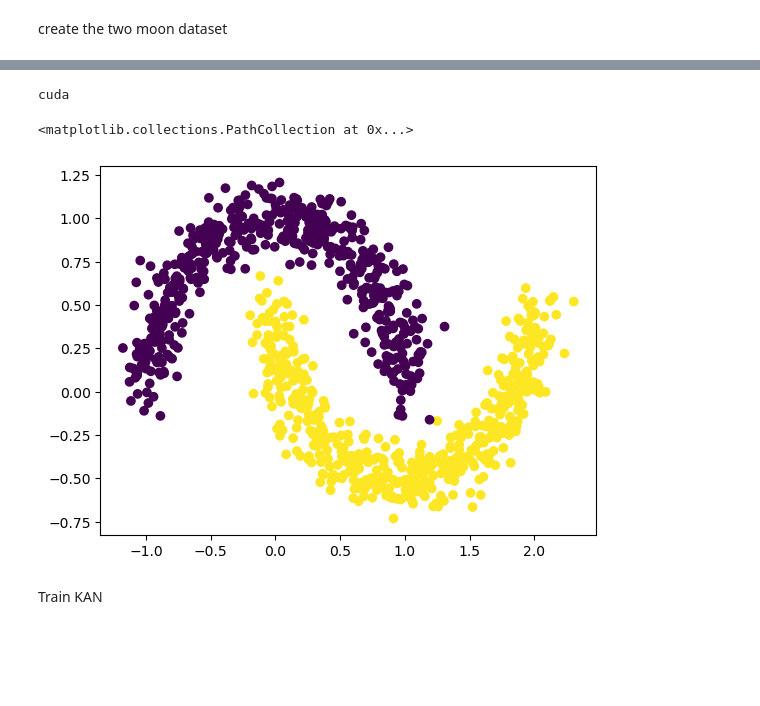
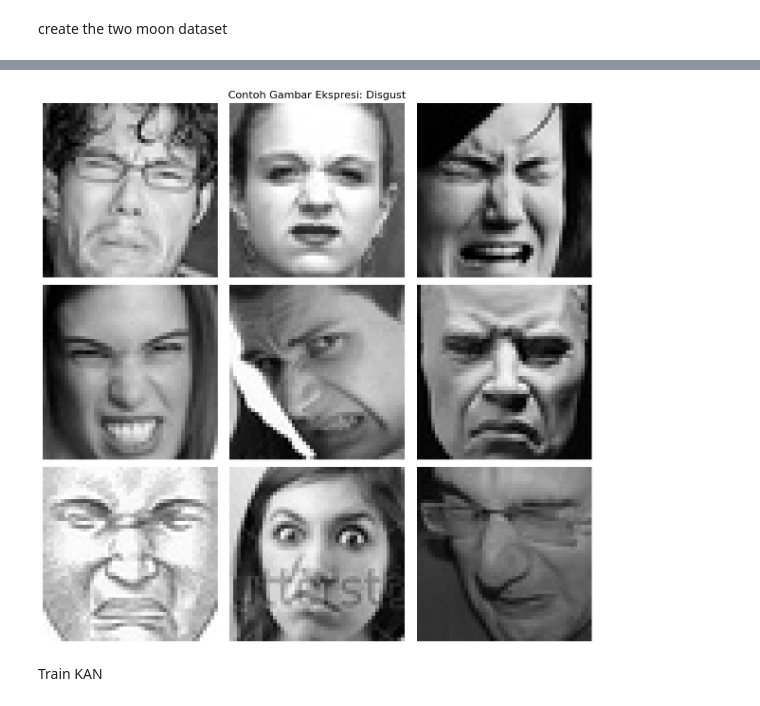
Before and after one commit to Ngapa/belajar-machine-learning, a Jupyter notebook: Kan Classification.ipynb, the cells around one changed output, grey strips where cells are left out. Saved outputs shown, nothing was run; the diff lists cells and outputs as text; code cells hidden in the pictures; blank space fills up the shorter version.

```diff
--- a/Kan Classification.ipynb
+++ b/Kan Classification.ipynb
@@ -9,29 +35,28 @@ create the two moon dataset
 # %%
-from kan import *
 import matplotlib.pyplot as plt
-from sklearn.datasets import make_moons
-import numpy as np
+import os
+from tensorflow.keras.preprocessing.image import load_img
 
-device = torch.device('cuda' if torch.cuda.is_available() else 'cpu')
-print(device)
+# Pengaturan untuk visualisasi gambar
+picture_size = 48
+folder_path = "/content/images/images/"
+train_path = os.path.join(folder_path, "train")
+val_path = os.path.join(folder_path, "validation")
+expression = 'disgust'
 
-dataset = {}
-train_input, train_label = make_moons(n_samples=1000, shuffle=True, noise=0.1, random_state=None)
-test_input, test_label = make_moons(n_samples=1000, shuffle=True, noise=0.1, random_state=None)
-
-dtype = torch.get_default_dtype()
-dataset['train_input'] = torch.from_numpy(train_input).type(dtype).to(device)
-dataset['test_input'] = torch.from_numpy(test_input).type(dtype).to(device)
-dataset['train_label'] = torch.from_numpy(train_label[:,None]).type(dtype).to(device)
-dataset['test_label'] = torch.from_numpy(test_label[:,None]).type(dtype).to(device)
-
-X = dataset['train_input']
-y = dataset['train_label']
-plt.scatter(X[:,0].cpu().detach().numpy(), X[:,1].cpu().detach().numpy(), c=y[:,0].cpu().detach().numpy())
+# Visualisasi gambar ekspresi wajah
+plt.figure(figsize=(12, 12))
+for i in range(1, 10):
+    plt.subplot(3, 3, i)
+    img_path = os.path.join(folder_path, "train", expression, os.listdir(os.path.join(folder_path, "train", expression))[i])
+    img = load_img(img_path, target_size=(picture_size, picture_size))
+    plt.imshow(img)
+    plt.axis('off')
+plt.suptitle(f"Contoh Gambar Ekspresi: {expression.capitalize()}", fontsize=16)
+plt.tight_layout()
+plt.show()
 # %% [output]
-cuda
-<matplotlib.collections.PathCollection at 0x...>
-[figure, old version]
+[figure, new version]
 # %% [markdown]
 Train KAN
 # %%
```
Also changed, not shown: parts of 6 cells of this notebook.
